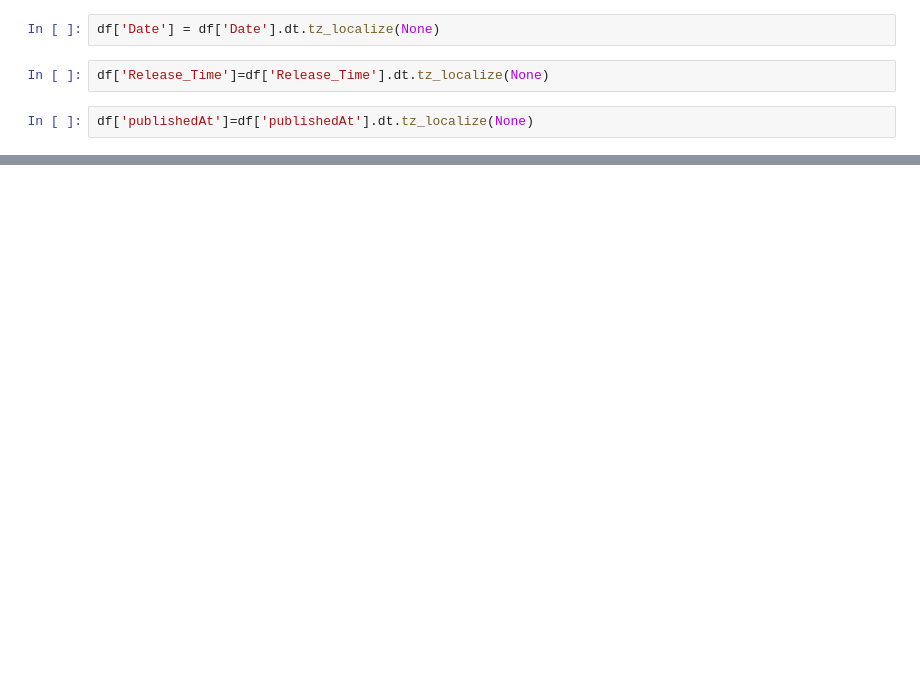
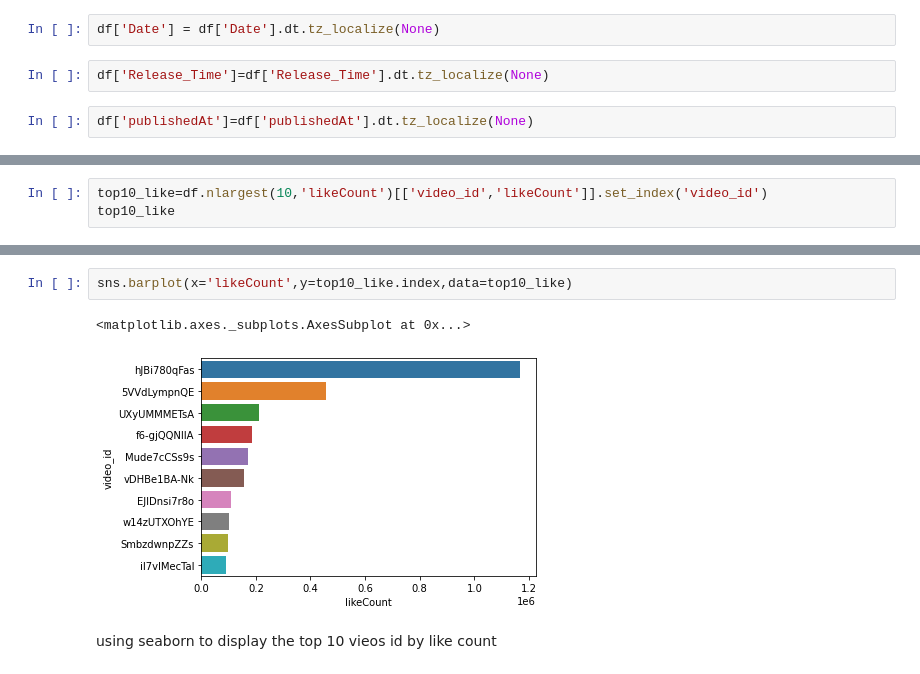
Before and after one commit to Tolubaba/porfolio-projects, a Jupyter notebook: mavins_youtube_api_stats.ipynb, the cells around one changed output, grey strips where cells are left out. Cells and saved outputs as stored; diff of their text form; blank space fills up the shorter version.

Commit message:
Created using Colaboratory updated copy

```diff
--- a/mavins_youtube_api_stats.ipynb
+++ b/mavins_youtube_api_stats.ipynb
@@ -434,0 +533,3 @@ df['publishedAt']=df['publishedAt'].dt.tz_localize(None)
+# %%
+top10_like=df.nlargest(10,'likeCount')[['video_id','likeCount']].set_index('video_id')
+top10_like
@@ -434,0 +549,7 @@ df['publishedAt']=df['publishedAt'].dt.tz_localize(None)
+# %%
+sns.barplot(x='likeCount',y=top10_like.index,data=top10_like)
+# %% [output]
+<matplotlib.axes._subplots.AxesSubplot at 0x...>
+[figure, added]
+# %% [markdown]
+using seaborn to display the top 10 vieos id by like count
```
Also changed, not shown: parts of 27 cells of this notebook.
